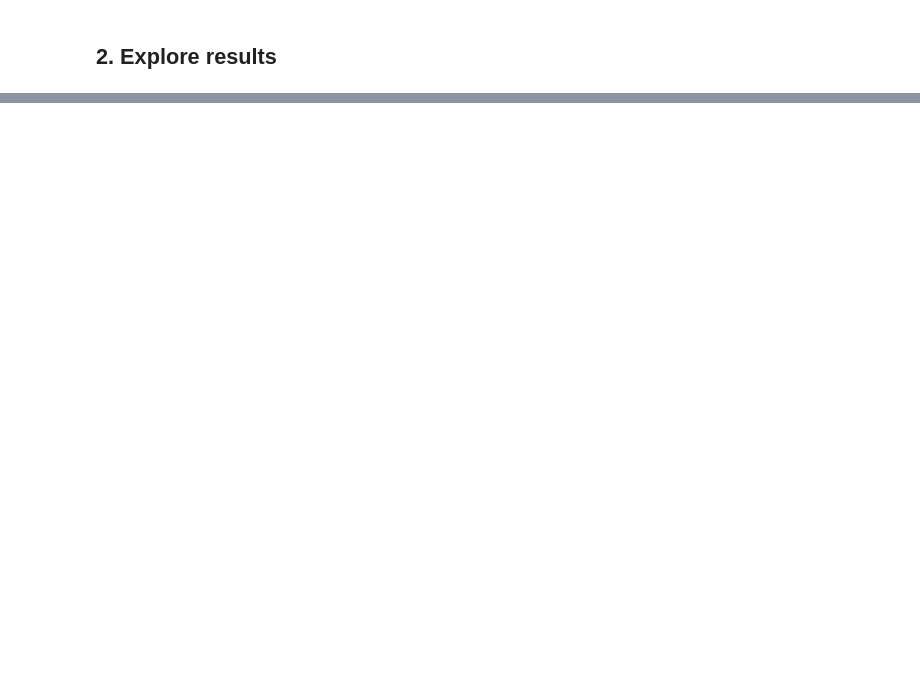
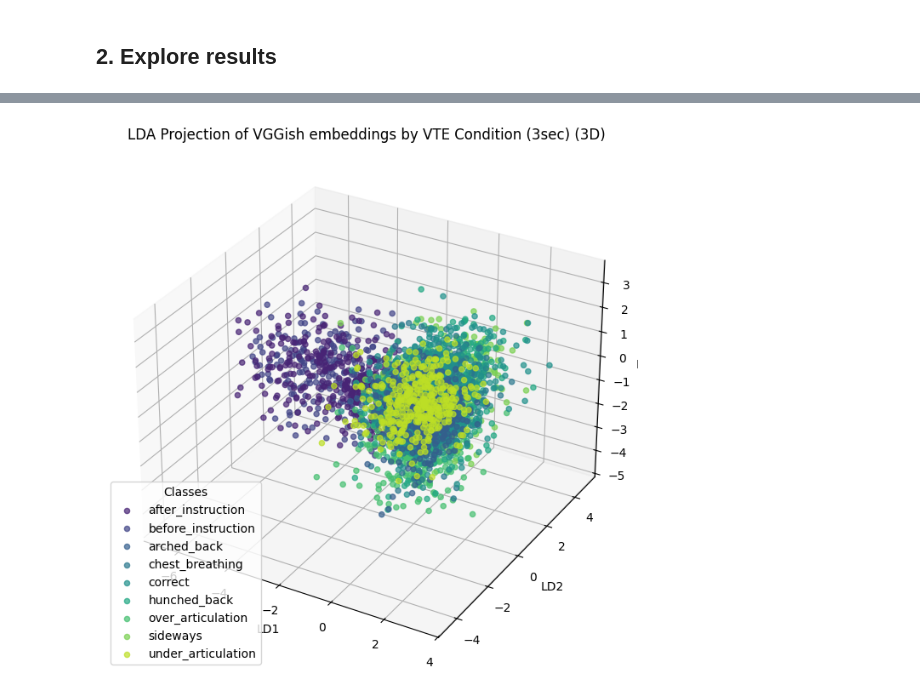
Before and after one commit to suvimh/audio_embeddings_and_feature_extraction_from_audio_dataset, a Jupyter notebook: singBAP_data_extraction/singBAP feature extraction.ipynb, the cells around one changed output, grey strips where cells are left out. Cells and saved outputs as stored; diff of their text form; code cells hidden in the pictures; blank space fills up the shorter version.

```diff
--- a/singBAP_data_extraction/singBAP feature extraction.ipynb
+++ b/singBAP_data_extraction/singBAP feature extraction.ipynb
@@ -152,28 +289,7 @@ prepare_and_plot_lda(
 # %%
-df_vgg = load_parquet(os.path.join(output_dir, "vocalset_dataset_vggish_3.0s.parquet"))
+df_vgg = load_parquet(os.path.join(output_dir, "singBAP_dataset_vggish_3.0s.parquet"))
 
 print(f"Data shape: {df_vgg.shape}")
 print(f"Columns: {list(df_vgg.columns)}")
 print(f"\nFirst few rows:")
 df_vgg.head()
-
-prepare_and_plot_lda(
-    df_vgg,
-    class_col="condition",
-    mode="3d",
-    data_type="VGGish embeddings by VTE Condition",
-    filters={
-        "condition": [
-            "arched_back",
-            "hunched_back",
-            "sideways",
-            "correct",
-            "over_articulation",
-            "under_articulation",
-            "chest_breathing",
-            # inexperienced conditions
-            "before_instruction",
-            "after_instruction",
-        ]
-    },
-)
@@ -179,0 +307,23 @@ prepare_and_plot_lda(
+# %%
+prepare_and_plot_lda(
+    df_vgg,
+    class_col="condition",
+    mode="3d",
+    data_type="VGGish embeddings by VTE Condition (3sec)",
+    filters={
+        "condition": [
+            "arched_back",
+            "hunched_back",
+            "sideways",
+            "correct",
+            "over_articulation",
+            "under_articulation",
+            "chest_breathing",
+            # inexperienced conditions
+            "before_instruction",
+            "after_instruction",
+        ]
+    },
+)
+# %% [output]
+[figure, added]
```
Also changed, not shown: parts of 21 cells of this notebook.
